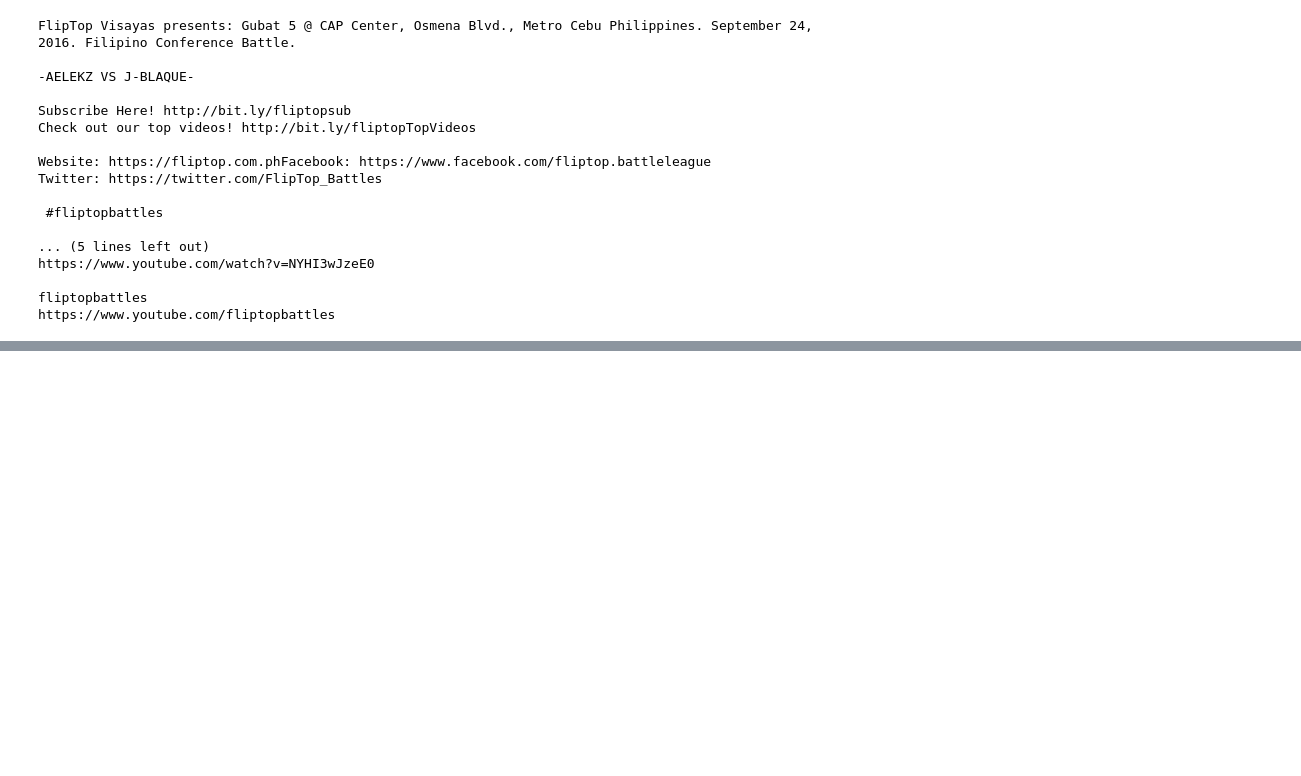
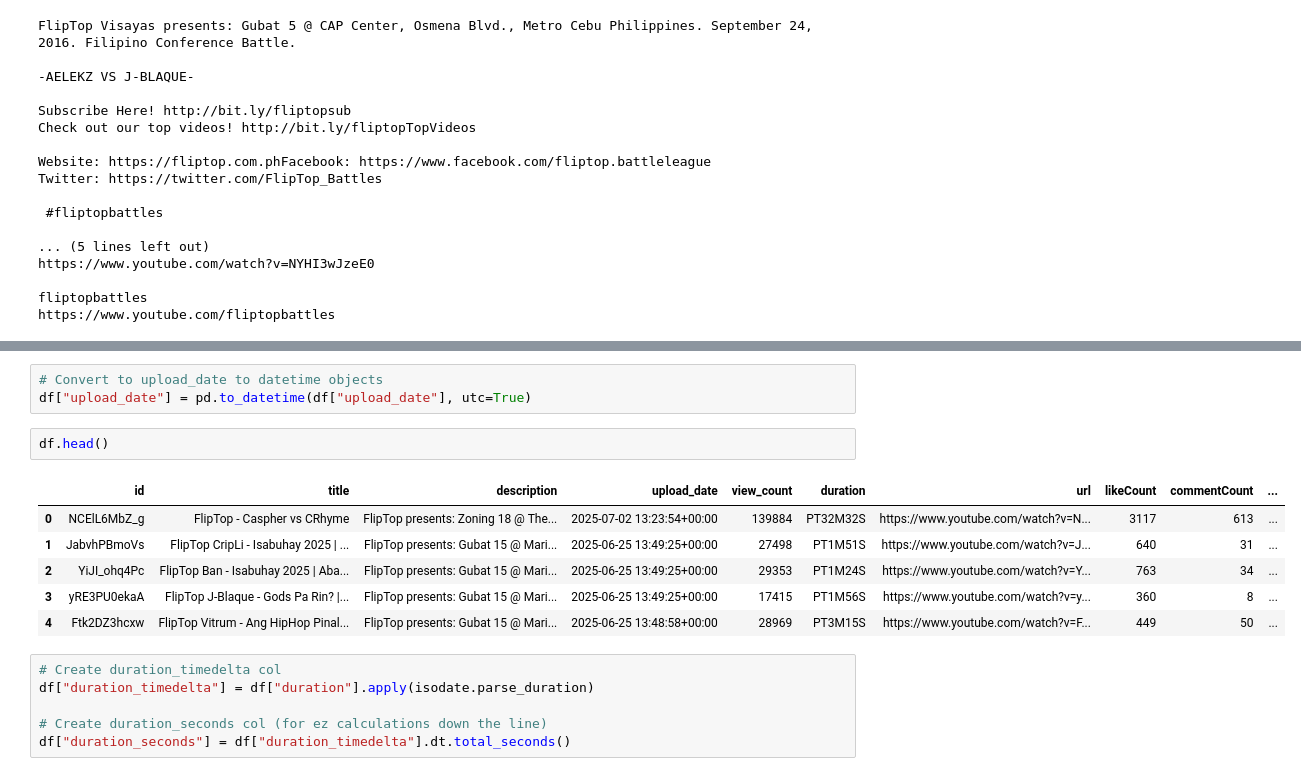
Before and after one commit to russluber/fliptop-analysis, a Jupyter notebook: notebooks/eda.ipynb, the cells around one changed output, grey strips where cells are left out. Cells and saved outputs as stored; diff of their text form; blank space fills up the shorter version.

Commit message:
Data cleaning dates and times

```diff
--- a/notebooks/eda.ipynb
+++ b/notebooks/eda.ipynb
@@ -148,0 +161,18 @@ Video descriptions often have good info on them for when and where the rap battl
+# %%
+# Convert to upload_date to datetime objects
+df["upload_date"] = pd.to_datetime(df["upload_date"], utc=True)
+# %%
+df.head()
+# %% [output]
+|  | id | title | description | upload_date | view_count | duration | url | likeCount | commentCount | ... |
+| 0 | NCElL6MbZ_g | FlipTop - Caspher vs CRhyme | FlipTop presents: Zoning 18 @ The... | 2025-07-02 13:23:54+00:00 | 139884 | PT32M32S | https://www.youtube.com/watch?v=N... | 3117 | 613 | ... |
+| 1 | JabvhPBmoVs | FlipTop CripLi - Isabuhay 2025 | ... | FlipTop presents: Gubat 15 @ Mari... | 2025-06-25 13:49:25+00:00 | 27498 | PT1M51S | https://www.youtube.com/watch?v=J... | 640 | 31 | ... |
+| 2 | YiJI_ohq4Pc | FlipTop Ban - Isabuhay 2025 | Aba... | FlipTop presents: Gubat 15 @ Mari... | 2025-06-25 13:49:25+00:00 | 29353 | PT1M24S | https://www.youtube.com/watch?v=Y... | 763 | 34 | ... |
+| 3 | yRE3PU0ekaA | FlipTop J-Blaque - Gods Pa Rin? |... | FlipTop presents: Gubat 15 @ Mari... | 2025-06-25 13:49:25+00:00 | 17415 | PT1M56S | https://www.youtube.com/watch?v=y... | 360 | 8 | ... |
+| 4 | Ftk2DZ3hcxw | FlipTop Vitrum - Ang HipHop Pinal... | FlipTop presents: Gubat 15 @ Mari... | 2025-06-25 13:48:58+00:00 | 28969 | PT3M15S | https://www.youtube.com/watch?v=F... | 449 | 50 | ... |
+# %%
+# Create duration_timedelta col
+df["duration_timedelta"] = df["duration"].apply(isodate.parse_duration)
+
+# Create duration_seconds col (for ez calculations down the line)
+df["duration_seconds"] = df["duration_timedelta"].dt.total_seconds()
```
Also changed, not shown: parts of 5 cells of this notebook.
